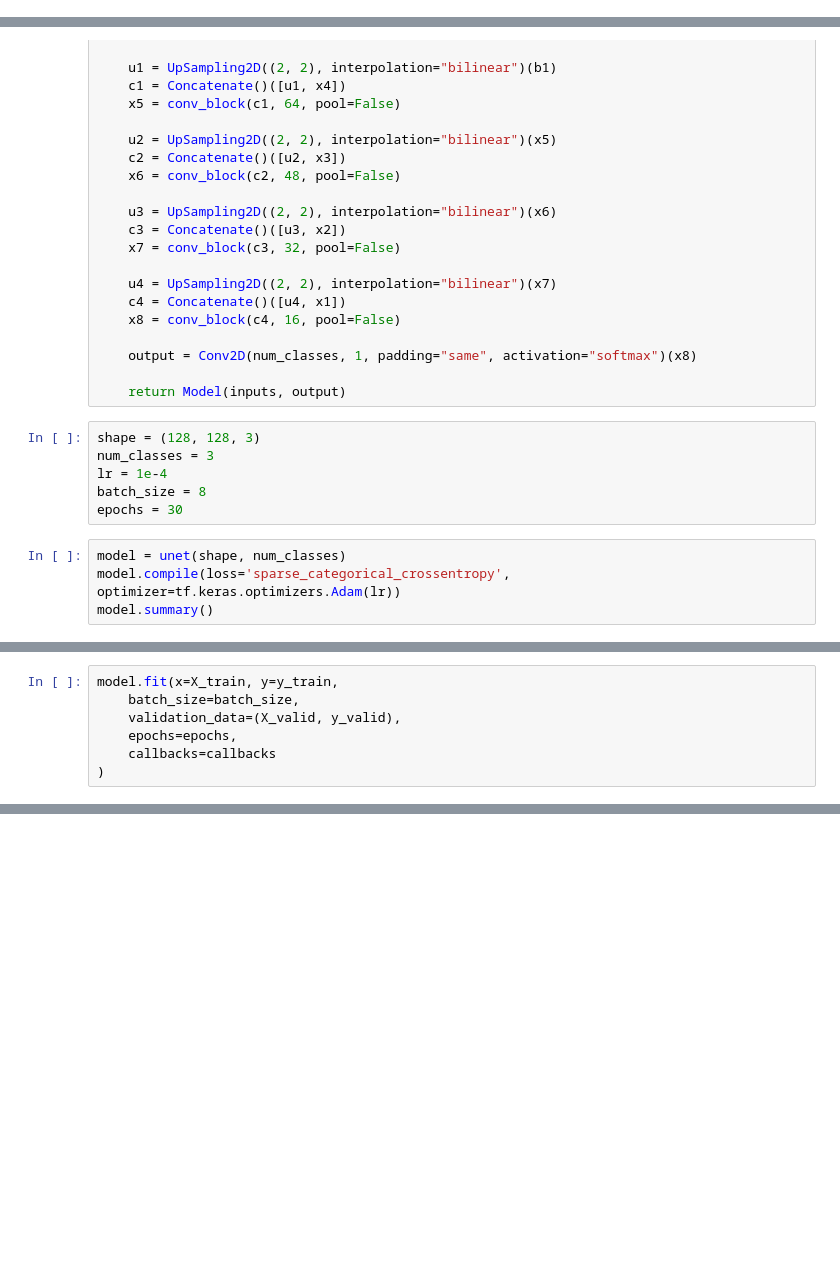
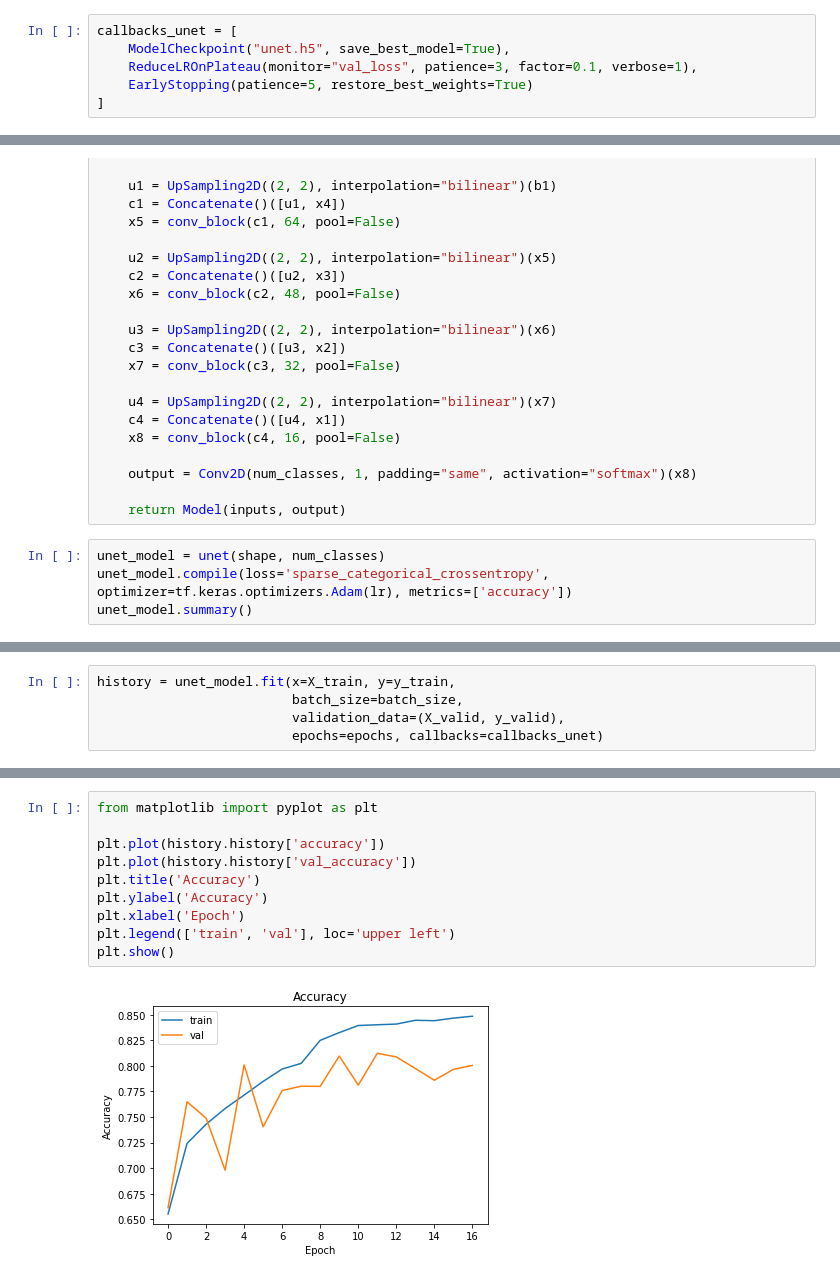
Before and after one commit to tqgminh/computer_vision, a Jupyter notebook: Unet/unet.ipynb, the cells around one changed output, grey strips where cells are left out. Drawn from its saved outputs; the diff is of its cells as text; blank space fills up the shorter version.

```diff
--- a/Unet/unet.ipynb
+++ b/Unet/unet.ipynb
@@ -159,0 +163,6 @@ y_test = y[5879:]
+# %%
+callbacks_unet = [
+    ModelCheckpoint("unet.h5", save_best_model=True),
+    ReduceLROnPlateau(monitor="val_loss", patience=3, factor=0.1, verbose=1),
+    EarlyStopping(patience=5, restore_best_weights=True)
+]
@@ -202,14 +261,8 @@ def unet(shape, num_classes):
     output = Conv2D(num_classes, 1, padding="same", activation="softmax")(x8)
 
     return Model(inputs, output)
-# %%
-shape = (128, 128, 3)
-num_classes = 3
-lr = 1e-4
-batch_size = 8
-epochs = 30
 # %%
-model = unet(shape, num_classes)
-model.compile(loss='sparse_categorical_crossentropy', optimizer=tf.keras.optimizers.Adam(lr))
-model.summary()
+unet_model = unet(shape, num_classes)
+unet_model.compile(loss='sparse_categorical_crossentropy', optimizer=tf.keras.optimizers.Adam(lr), metrics=['accuracy'])
+unet_model.summary()
 # %% [output]
@@ -239,9 +288,7 @@ callbacks = [
 # %%
-model.fit(x=X_train, y=y_train,
-    batch_size=batch_size,
-    validation_data=(X_valid, y_valid),
-    epochs=epochs,
-    callbacks=callbacks
-)
+history = unet_model.fit(x=X_train, y=y_train,
+                         batch_size=batch_size,
+                         validation_data=(X_valid, y_valid),
+                         epochs=epochs, callbacks=callbacks_unet)
 # %% [output]
 Epoch 1/30
@@ -287,0 +341,12 @@ plt.imshow(y_test[200])
+# %%
+from matplotlib import pyplot as plt
+
+plt.plot(history.history['accuracy'])
+plt.plot(history.history['val_accuracy'])
+plt.title('Accuracy')
+plt.ylabel('Accuracy')
+plt.xlabel('Epoch')
+plt.legend(['train', 'val'], loc='upper left')
+plt.show()
+# %% [output]
+[figure, added]
```
Also changed, not shown: parts of 38 cells of this notebook.
